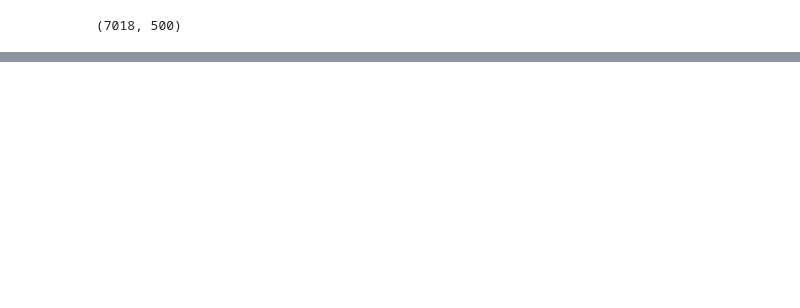
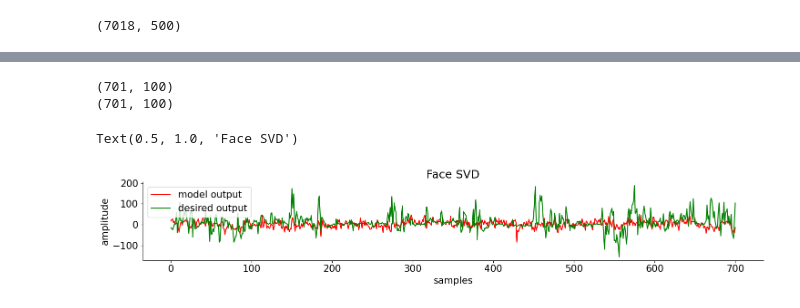
Before and after one commit to gbaghdadi/NeuromatchDeepLearningProject, a Jupyter notebook: NMAproject2023_LinearModel_StringerData.ipynb, the cells around one changed output, grey strips where cells are left out. Drawn from its saved outputs; the diff is of its cells as text; code cells hidden in the pictures; blank space fills up the shorter version.

```diff
--- a/NMAproject2023_LinearModel_StringerData.ipynb
+++ b/NMAproject2023_LinearModel_StringerData.ipynb
@@ -117,9 +117,12 @@ ax.set(xlabel='mins', ylabel = 'face SVD #5')
 neural_activity = dat['sresp']    # Input
 run_speed = dat['run']            # Output
 pupil_area = dat['pupilArea']     # Output
+face_svd = dat['beh_svd_time']    # Output
 
 print('Input dimension:  ', neural_activity.shape)
 print('Output dimension:  ',run_speed.shape)
+
+print('Output dimension(face SVD):  ',face_svd.shape)
 # %% [output]
 Input dimension:   (11983, 7018)
 Output dimension:   (7018, 1)
@@ -128,8 +132,11 @@ Output dimension:   (7018, 1)
 neural_activity = np.transpose(neural_activity)
 runspeed = run_speed.squeeze()
 pupilarea = pupil_area.squeeze()
+facesvd = face_svd[:,:100]
+
 print('Input dimension:  ', neural_activity.shape)
 print('Output dimension:  ',runspeed.shape)
+print('Output dimension (face SVD):  ',facesvd.shape)
 # %% [output]
 Input dimension:   (7018, 11983)
 Output dimension:   (7018,)
@@ -261,0 +311,25 @@ plt.colorbar()
+# %%
+# @title Results of linear decoding of running speed
+print(y_pred.shape)
+print(y_test.shape)
+plt.figure(figsize=(15,3))
+plt.plot(y_pred[:,80], color = 'r', label = "model output")
+plt.plot(y_test[:,80], color = 'g', label = "desired output")
+plt.legend()
+plt.xlabel("samples")
+plt.ylabel("amplitude")
+plt.title('Face SVD')
+
+# plt.figure(figsize=(6,4))
+# err = y_pred - y_test
+# plt.scatter(y_pred, y_test, c=err)
+# plt.xlabel("model output")
+# plt.ylabel("desired output")
+# plt.colorbar()
+# plt.xlim((0, np.max([y_pred, y_test])))
+# plt.ylim((0, np.max([y_pred, y_test])))
+# %% [output]
+(701, 100)
+(701, 100)
+Text(0.5, 1.0, 'Face SVD')
+[figure, added]
```
Also changed, not shown: parts of 12 cells of this notebook.
